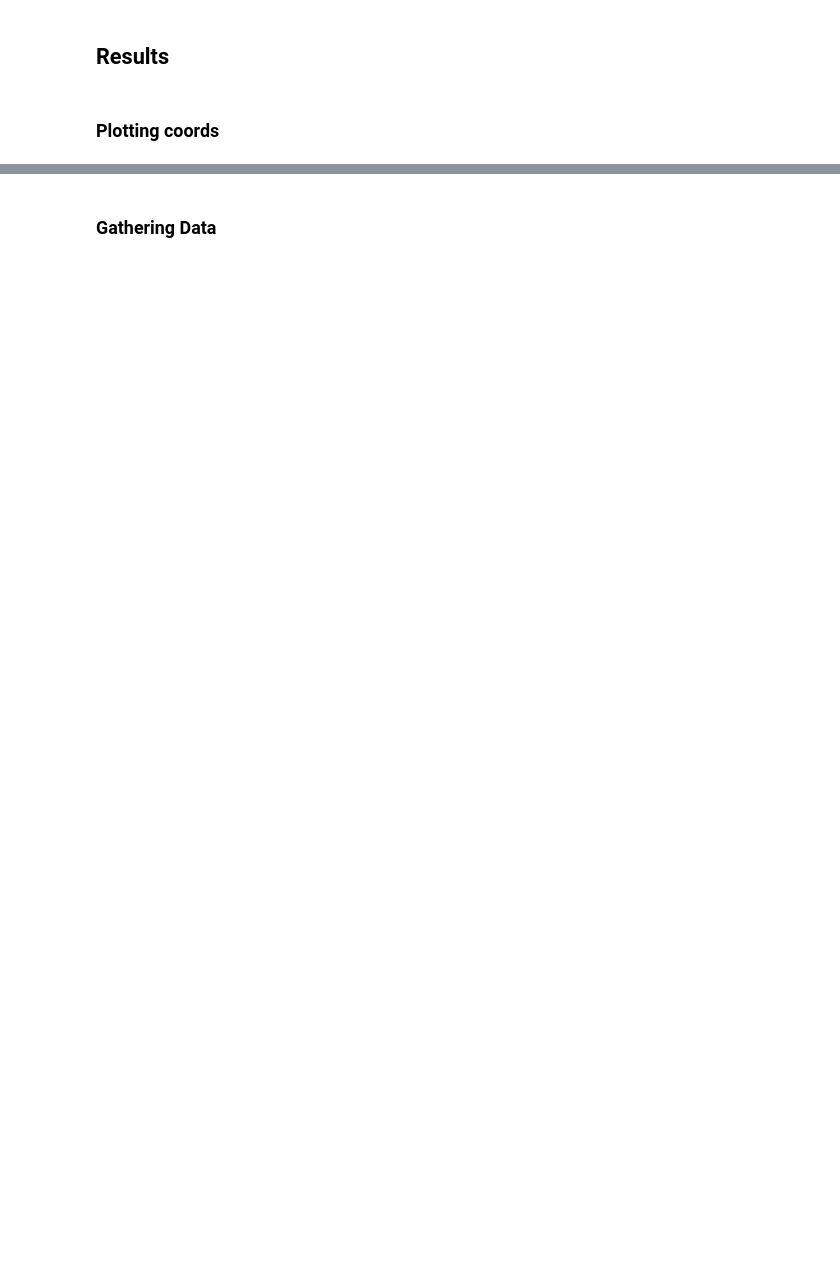
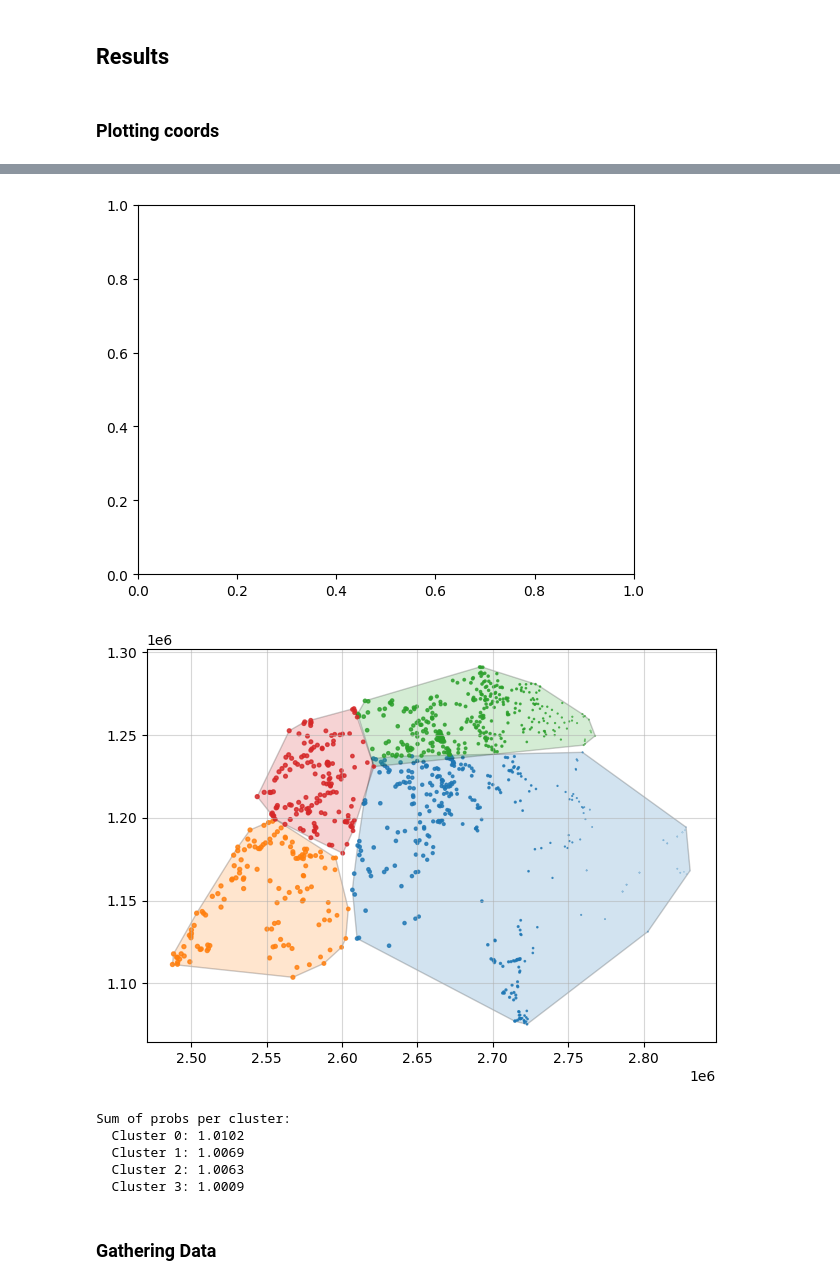
Before and after one commit to mehdimhb/geometric-sampling, a Jupyter notebook: simulation.ipynb, the cells around one changed output, grey strips where cells are left out. Cells and saved outputs as stored; diff of their text form; code cells hidden in the pictures; blank space fills up the shorter version.

```diff
--- a/simulation.ipynb
+++ b/simulation.ipynb
@@ -480,7 +482,7 @@ def find_samples(coords, probs, n, num_samples):
 # %% [markdown]
 ## Initial Population
 # %%
-n = 10 # Number of item in each sample (number of clusters)
+n = 4 # Number of item in each sample (number of clusters)
 sample_cnt = 5 # How many sample gather from each desiging method
 # %% [markdown]
 ### Coords
@@ -524,6 +532,6 @@ probs = rng.equal_probabilities(n, N)
 
 ######### UNEQUAL
 probs = np.sort(rng.unequal_probabilities(n, N))
-
-if swiss == 1:
-    probs = inclusion_probabilities(swiss_df['AREA'].to_numpy(), n)
+probs = np.sort(rng.unequal_probabilities(n, N))[::-1]
+# if swiss == 1:
+#     probs = inclusion_probabilities(swiss_df['AREA'].to_numpy(), n)
@@ -606,3 +587,74 @@ plt.show()
+# %%
+import numpy as np
+import matplotlib.pyplot as plt
+from scipy.spatial import ConvexHull
+from matplotlib.patches import Polygon
+from tqdm import tqdm
+
+# ---- define your plot_convex_hull as before ----
+def plot_convex_hull(
+        points, ax, color, alpha=0.3, edge_color="black", line_width=1.0
+    ):
+        if len(points) < 3:
+            return ax, None
+        hull = ConvexHull(points)
+        polygon = Polygon(
+            points[hull.vertices],
+            closed=True,
+            facecolor=color,
+            alpha=alpha,
+            edgecolor=edge_color,
+            lw=line_width,
+        )
+        ax.add_patch(polygon)
+        return ax, hull
+
+density_measure = gs.measure.Density(coords, probs, n)
+clusters, centroids = density_measure.clusters, density_measure.centroids
+fig, ax = plt.subplots()
+cluster_sizes = []
+probs_sums = []
+
+fig, ax = plt.subplots()
+
+for cluster_idx, cluster in tqdm(enumerate(clusters), total=len(clusters), desc="Plotting clusters"):
+    cluster_points = cluster[:, 1:3]
+    cluster_indices = cluster[:, 0].astype(int)  # assuming first column in cluster is the index
+
+    # Summing probs
+    probs_sum = probs[cluster_indices].sum()
+    probs_sums.append(probs_sum)
+
+    # Plotting
+    cmap = plt.get_cmap('tab10')
+    n_colors = cmap.N
+    cluster_color = cmap(cluster_idx % n_colors)
+
+    ax, hull = plot_convex_hull(cluster_points, ax, color=cluster_color, alpha=0.2)
+
+    ax.scatter(
+        cluster_points[:, 0],
+        cluster_points[:, 1],
+        color=cluster_color,
+        s=cluster[:, 3] * 1000,
+        alpha=0.8,
+    )
+    ax.grid(alpha=0.5)
+
+plt.tight_layout()
+plt.show()
+
+print("Sum of probs per cluster:")
+for idx, prob_sum in enumerate(probs_sums):
+    print(f"  Cluster {idx}: {float(prob_sum):.4f}")
+# %% [output]
+[figure, added]
+[figure, added]
+Sum of probs per cluster:
+  Cluster 0: 1.0102
+  Cluster 1: 1.0069
+  Cluster 2: 1.0063
+  Cluster 3: 1.0009
 # %% [markdown]
 ### Gathering Data
 # %%
```
Also changed, not shown: parts of 14 cells of this notebook, 1 other file.
